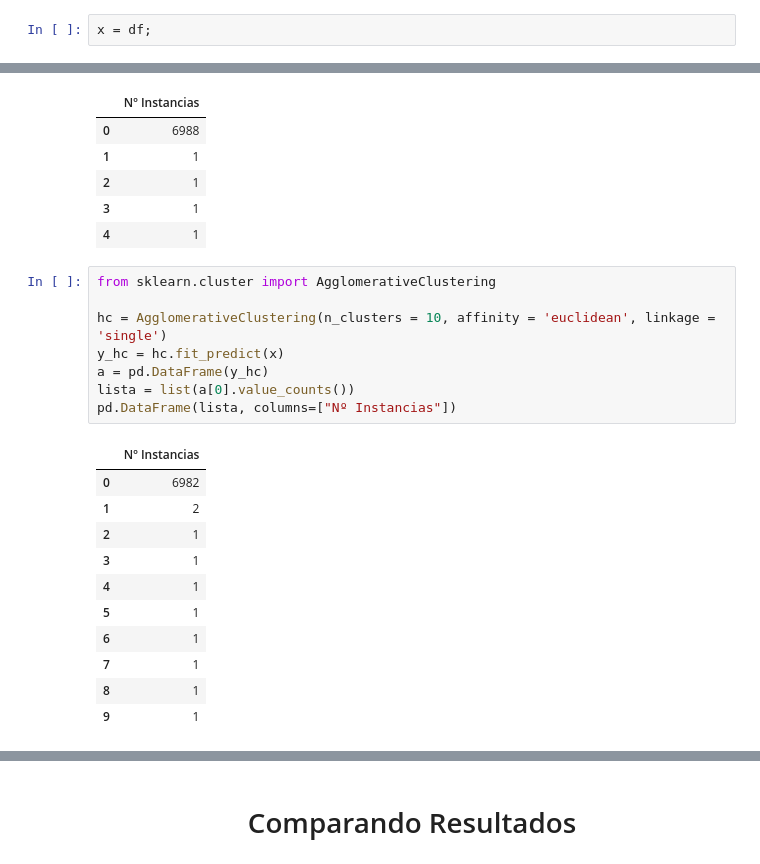
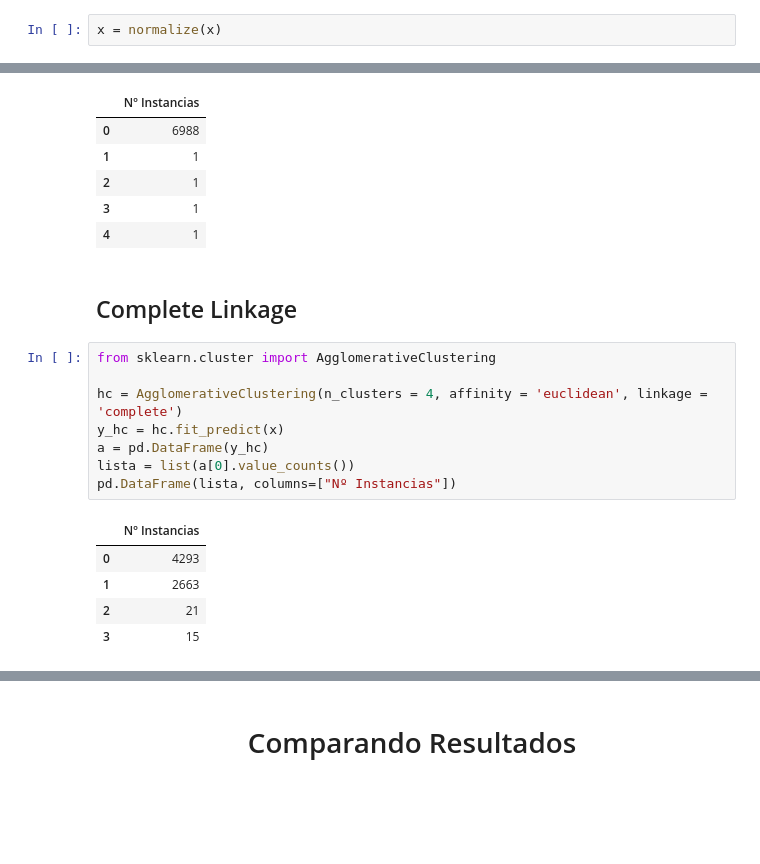
Before and after one commit to thalesmonteiro/Artificial-Intelligence-Test, a Jupyter notebook: Questao3.ipynb, the cells around one changed output, grey strips where cells are left out. Saved outputs shown, nothing was run; the diff lists cells and outputs as text; blank space fills up the shorter version.

```diff
--- a/Questao3.ipynb
+++ b/Questao3.ipynb
@@ -400,5 +295,5 @@ df.head()
-# %%
-x = df;
+# %%
+x = normalize(x)
 # %% [markdown]
 ## Executando Hierárquico com base normalizada
 # %% [markdown]
@@ -418,23 +326,19 @@ pd.DataFrame(lista, columns=["Nº Instancias"])
 | 2 | 1 |
 | 3 | 1 |
 | 4 | 1 |
+# %% [markdown]
+## Complete Linkage
 # %%
 from sklearn.cluster import AgglomerativeClustering
 
-hc = AgglomerativeClustering(n_clusters = 10, affinity = 'euclidean', linkage = 'single')
+hc = AgglomerativeClustering(n_clusters = 4, affinity = 'euclidean', linkage = 'complete')
 y_hc = hc.fit_predict(x)
 a = pd.DataFrame(y_hc)
 lista = list(a[0].value_counts())
 pd.DataFrame(lista, columns=["Nº Instancias"])
 # %% [output]
 |  | Nº Instancias |
-| 0 | 6982 |
-| 1 | 2 |
-| 2 | 1 |
-| 3 | 1 |
-| 4 | 1 |
-| 5 | 1 |
-| 6 | 1 |
-| 7 | 1 |
-| 8 | 1 |
-| 9 | 1 |
+| 0 | 4293 |
+| 1 | 2663 |
+| 2 | 21 |
+| 3 | 15 |
```
Also changed, not shown: parts of 74 cells of this notebook.
